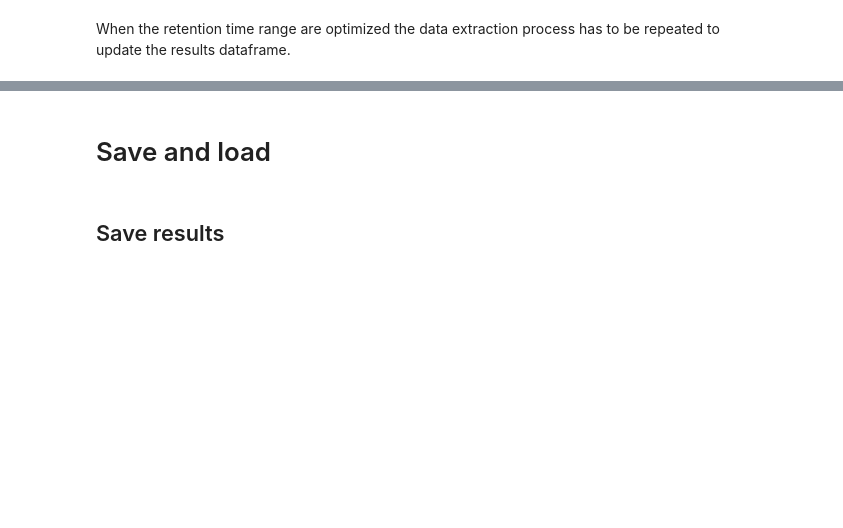
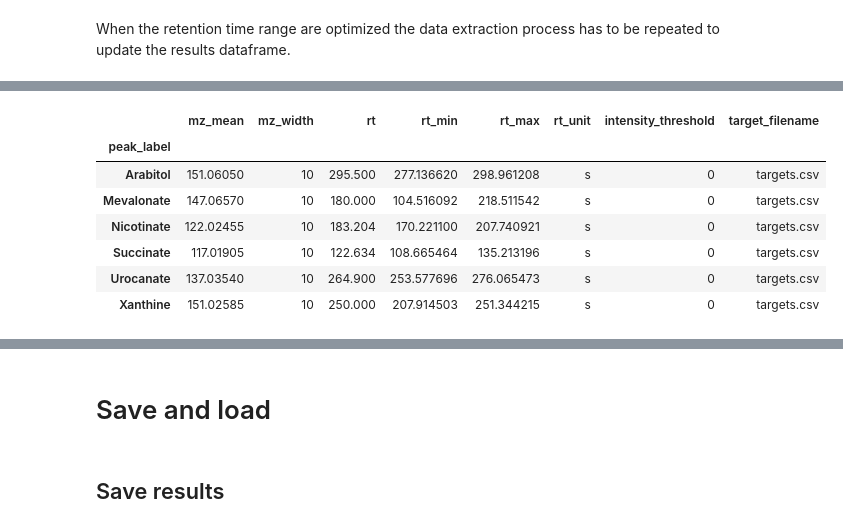
Before and after one commit to LewisResearchGroup/ms-mint, a Jupyter notebook: notebooks/Example-run-mint.ipynb, the cells around one changed output, grey strips where cells are left out. Drawn from its saved outputs; the diff is of its cells as text; code cells hidden in the pictures; blank space fills up the shorter version.

```diff
--- a/notebooks/Example-run-mint.ipynb
+++ b/notebooks/Example-run-mint.ipynb
@@ -296,3 +327,14 @@ When the retention time range are optimized the data extraction process has to b
+# %%
+mint.targets
+# %% [output]
+|  | mz_mean | mz_width | rt | rt_min | rt_max | rt_unit | intensity_threshold | target_filename |
+| peak_label |  |  |  |  |  |  |  |  |
+| Arabitol | 151.06050 | 10 | 295.500 | 277.136620 | 298.961208 | s | 0 | targets.csv |
+| Mevalonate | 147.06570 | 10 | 180.000 | 104.516092 | 218.511542 | s | 0 | targets.csv |
+| Nicotinate | 122.02455 | 10 | 183.204 | 170.221100 | 207.740921 | s | 0 | targets.csv |
+| Succinate | 117.01905 | 10 | 122.634 | 108.665464 | 135.213196 | s | 0 | targets.csv |
+| Urocanate | 137.03540 | 10 | 264.900 | 253.577696 | 276.065473 | s | 0 | targets.csv |
+| Xanthine | 151.02585 | 10 | 250.000 | 207.914503 | 251.344215 | s | 0 | targets.csv |
 # %%
 mint.run()
 # %% [output]
```
Also changed, not shown: parts of 12 cells of this notebook, 14 other files.
